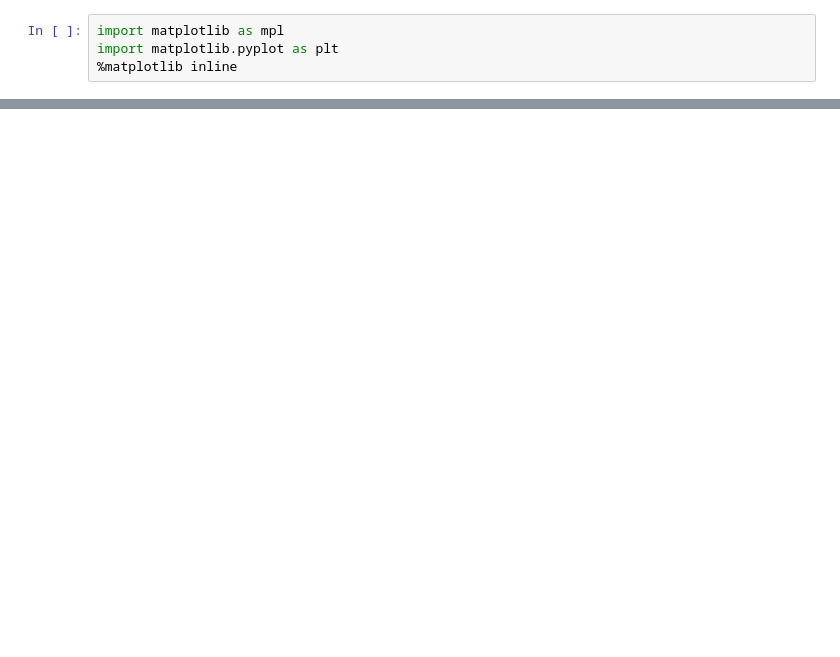
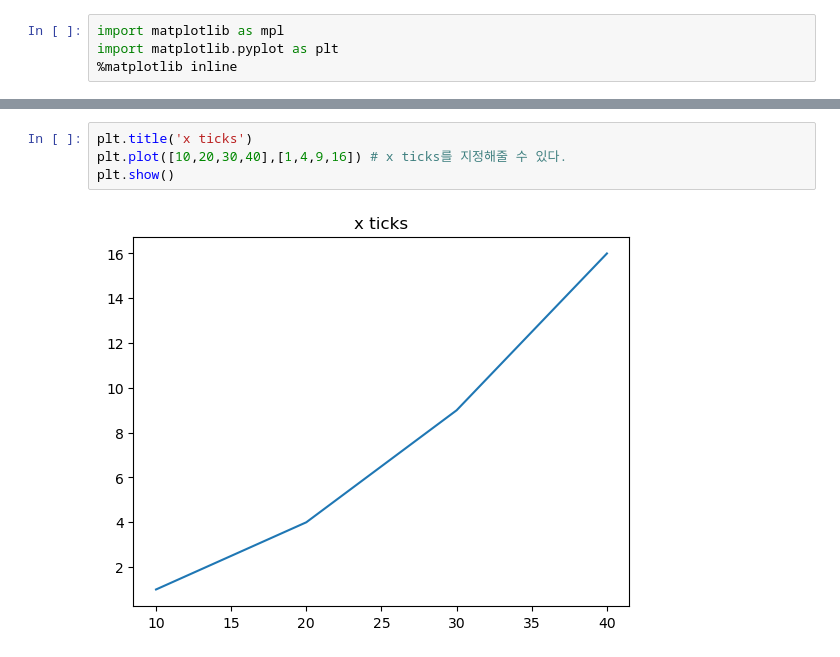
Before and after one commit to beongchang0423/python_basic, a Jupyter notebook: 9.Matplotlib.ipynb, the cells around one changed output, grey strips where cells are left out. Drawn from its saved outputs; the diff is of its cells as text; blank space fills up the shorter version.

```diff
--- a/9.Matplotlib.ipynb
+++ b/9.Matplotlib.ipynb
@@ -17,0 +26,6 @@ import matplotlib.pyplot as plt
+# %%
+plt.title('x ticks')
+plt.plot([10,20,30,40],[1,4,9,16]) # x ticks를 지정해줄 수 있다.
+plt.show()
+# %% [output]
+[figure, added]
```
Also changed, not shown: parts of 35 cells of this notebook.
